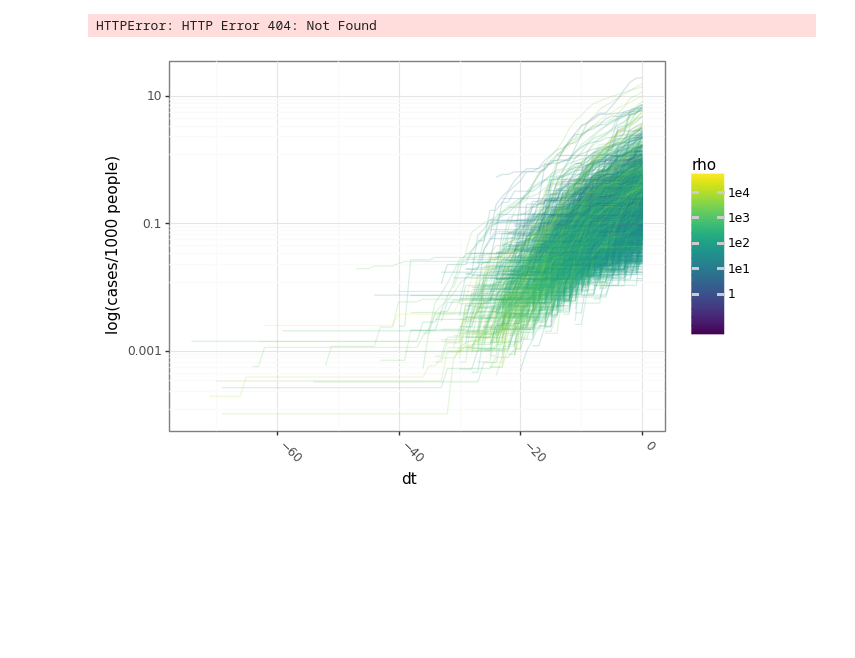
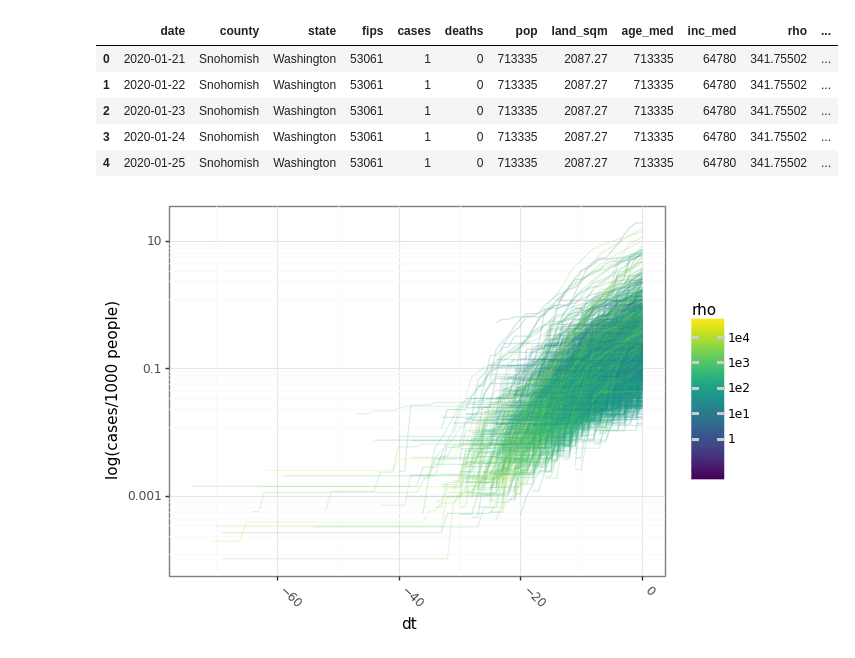
Before and after one commit to jwhendy/covid19, a Jupyter notebook: covid19.ipynb, the cells around one changed output. Saved outputs shown, nothing was run; the diff lists cells and outputs as text; code cells hidden in the pictures; blank space fills up the shorter version.

```diff
--- a/covid19.ipynb
+++ b/covid19.ipynb
@@ -11,26 +11,33 @@ abbrev_us_state = dict(map(reversed, us_state_abbrev.items()))
 # %%
 dat_county = pd.read_csv('https://raw.githubusercontent.com/nytimes/covid-19-data/master/us-counties.csv',
                          parse_dates=['date'])
 dat_county = dat_county[-dat_county['fips'].isna()]
 dat_county['fips'] = dat_county['fips'].astype(int)
 
 pop = pd.read_csv('https://raw.githubusercontent.com/jwhendy/covid19/master/data/population.csv')[['fips', 'pop']]
 land = pd.read_csv('https://raw.githubusercontent.com/jwhendy/covid19/master/data/land_sqm.csv')[['fips', 'land_sqm']]
 age = pd.read_csv('https://raw.githubusercontent.com/jwhendy/covid19/master/data/age_median.csv')[['fips', 'age_med']]
 inc = pd.read_csv('https://raw.githubusercontent.com/jwhendy/covid19/master/data/income_median.csv')[['fips', 'inc_med']]
 
 dat_m = dat_county.merge(pop, on='fips')
 dat_m = dat_m.merge(land, on='fips')
+dat_m = dat_m.merge(age, on='fips')
+dat_m = dat_m.merge(inc, on='fips')
 dat_m['rho'] = dat_m['pop']/dat_m['land_sqm']
 dat_m['cases_pop'] = dat_m['cases'] / dat_m['pop']
 dat_m['rho_log'] = np.log10(dat_m['rho'])
 dat_m['grp'] = dat_m['state'] + '_' + dat_m['county']
 #dat_sub = dat_m[(dat_m['fips']==17031) & (dat_sub['cases'] > 10)]
 #dat_m.groupby('fips').apply(lambda x: (x['date']-x['date'].min()).dt.days)
 dat_m['dt'] = dat_m.groupby('fips', sort=False).apply(lambda x: (x['date']-x['date'].max()).dt.days).reset_index(name='dt', drop=True)
 dat_m.head()
 # %% [output]
-HTTPError: HTTP Error 404: Not Found
+|  | date | county | state | fips | cases | deaths | pop | land_sqm | age_med | inc_med | rho | ... |
+| 0 | 2020-01-21 | Snohomish | Washington | 53061 | 1 | 0 | 713335 | 2087.27 | 713335 | 64780 | 341.75502 | ... |
+| 1 | 2020-01-22 | Snohomish | Washington | 53061 | 1 | 0 | 713335 | 2087.27 | 713335 | 64780 | 341.75502 | ... |
+| 2 | 2020-01-23 | Snohomish | Washington | 53061 | 1 | 0 | 713335 | 2087.27 | 713335 | 64780 | 341.75502 | ... |
+| 3 | 2020-01-24 | Snohomish | Washington | 53061 | 1 | 0 | 713335 | 2087.27 | 713335 | 64780 | 341.75502 | ... |
+| 4 | 2020-01-25 | Snohomish | Washington | 53061 | 1 | 0 | 713335 | 2087.27 | 713335 | 64780 | 341.75502 | ... |
 # %%
 size_cut = 1000
 dat_m['size'] = [None]*len(dat_m)
```
Also changed, not shown: 2 other files.
